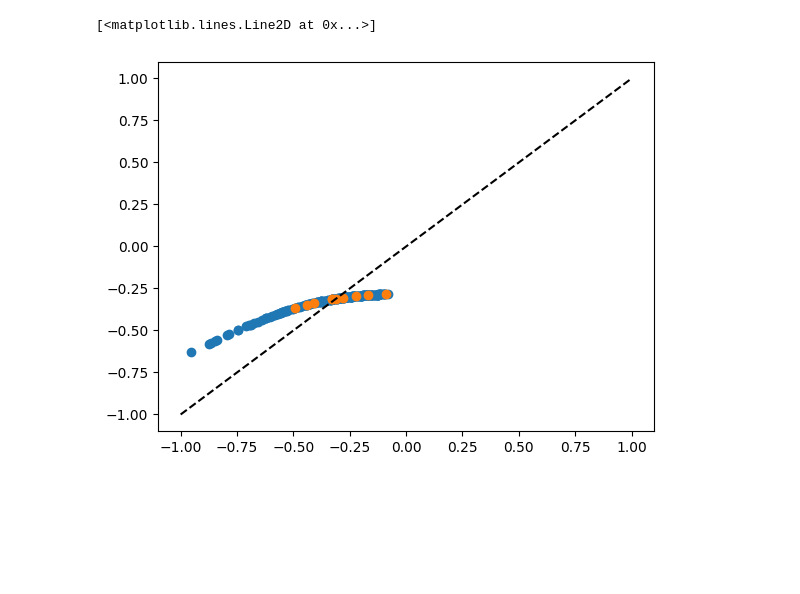
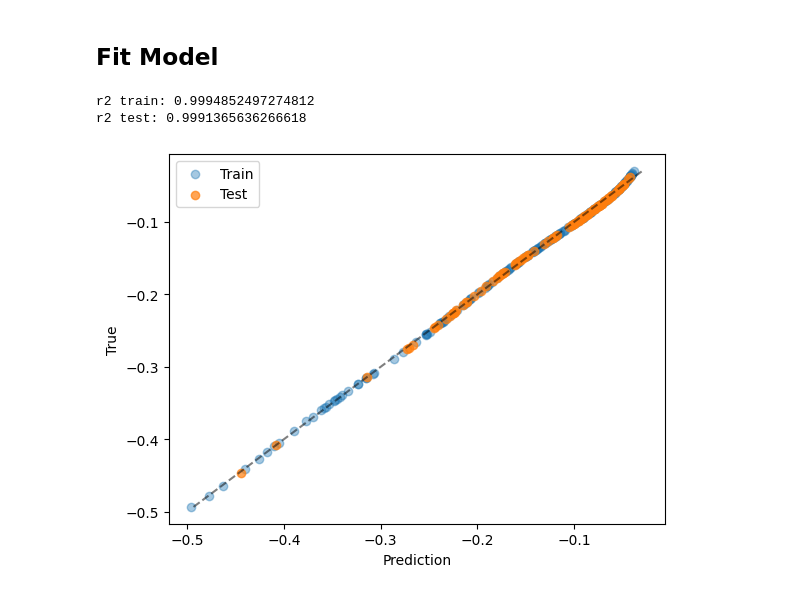
Before and after one commit to jimnel/snag, a Jupyter notebook: notebooks/ml_workflow_2site.ipynb, the cells around one changed output. Cells and saved outputs as stored; diff of their text form; code cells hidden in the pictures; blank space fills up the shorter version.

```diff
--- a/notebooks/ml_workflow_2site.ipynb
+++ b/notebooks/ml_workflow_2site.ipynb
@@ -52,9 +57,20 @@ print(t_test)
 # %%
-def solve_hubbard(hopping):
+def radial_hopping(r):
+    return 1.0 / r**3
+
+u = 3.
+
+def solve_hubbard(d):
+    hopping = radial_hopping(d)
     t_mat = np.array([[0.0, hopping], [hopping, 0.0]])
     calc = snag.Hubbard(n_up=1, n_dn=1, n_sites=2)
-    ham = calc.hopping(t_mat) + np.diag(calc.doubles())
+    ham = calc.hopping(t_mat) + u * np.diag(calc.doubles())
     return np.linalg.eigvalsh(ham)[0]
 # %%
-e_train = [solve_hubbard(t) for t in t_train]
-e_test = [solve_hubbard(t) for t in t_test]
+e_train = np.array([solve_hubbard(t) for t in d_train])
+e_test = np.array([solve_hubbard(t) for t in d_test])
+
+plt.hist([e_train, e_test], bins=20)
+plt.xlabel("GS Energy")
+plt.ylabel("Count")
+plt.show()
@@ -67,5 +78,0 @@ from sklearn.kernel_ridge import KernelRidge
-# %%
-model = KernelRidge(kernel="precomputed")
-model.fit(g_train, e_train)
-pred_train = model.predict(g_train)
-pred_test = model.predict(g_test)
@@ -72,7 +87,25 @@ pred_test = model.predict(g_test)
+# %% [markdown]
+## Fit Model
+# %%
+model = qkernel.model.KRR(alpha=1e-8)
+model.train(g_train, e_train)
+pred_train = model.predict(g_train)
+pred_test = model.predict(g_test)
+# %%
+print("r2 train:", r2_score(e_train, pred_train))
+print("r2 test:", r2_score(e_test, pred_test))
+# %% [output]
+r2 train: 0.9994852497274812
+r2 test: 0.9991365636266618
 # %%
-plt.scatter(e_train, pred_train)
-plt.scatter(e_test, pred_test)
-plt.plot([-1, 1], [-1, 1], ls="--", c="k")
+plt.scatter(pred_train, e_train, alpha=0.4, label="Train")
+plt.scatter(pred_test, e_test, alpha=0.7, label="Test")
+plt.xlabel("Prediction")
+plt.ylabel("True")
+
+bounds = [min(e_train), max(e_train)]
+plt.legend()
+plt.plot(bounds, bounds, ls="--", c="k", alpha=0.5)
+plt.show()
 # %% [output]
-[<matplotlib.lines.Line2D at 0x...>]
-[figure, old version]
+[figure, new version]
```
Also changed, not shown: parts of 17 cells of this notebook, 4 other files.
